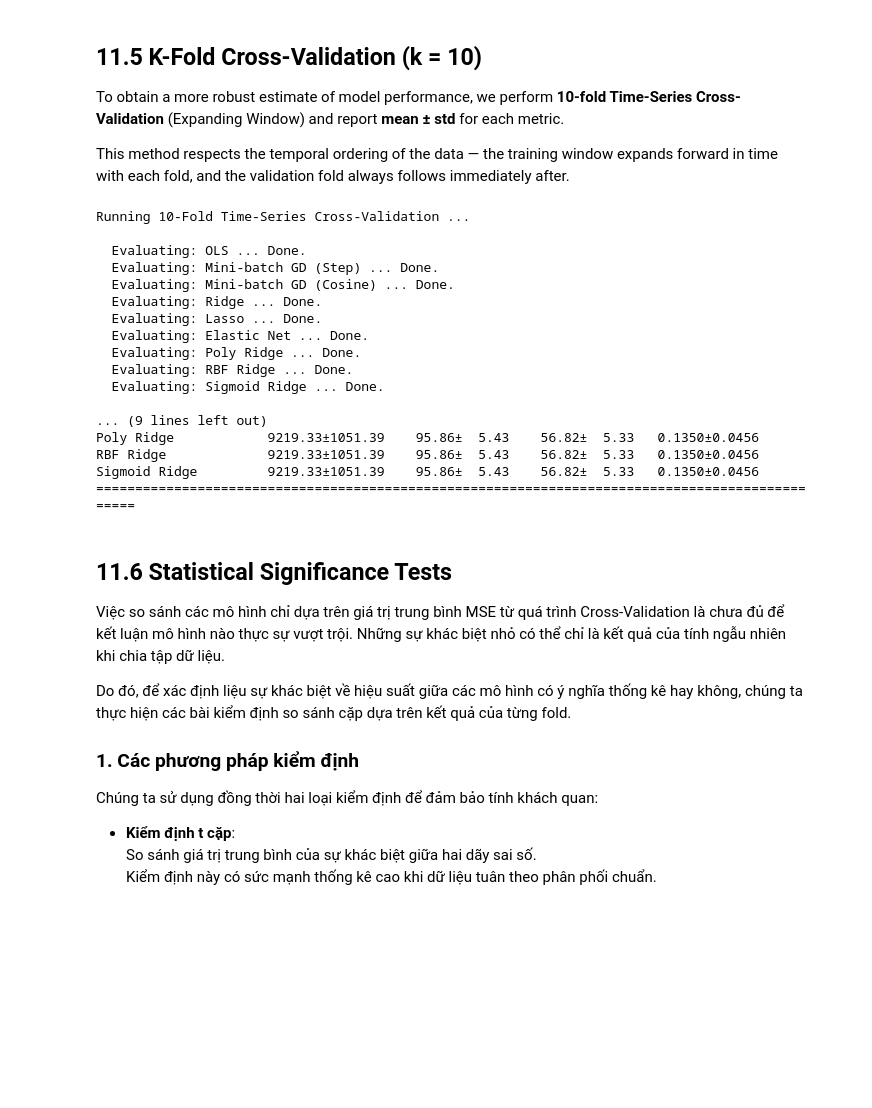
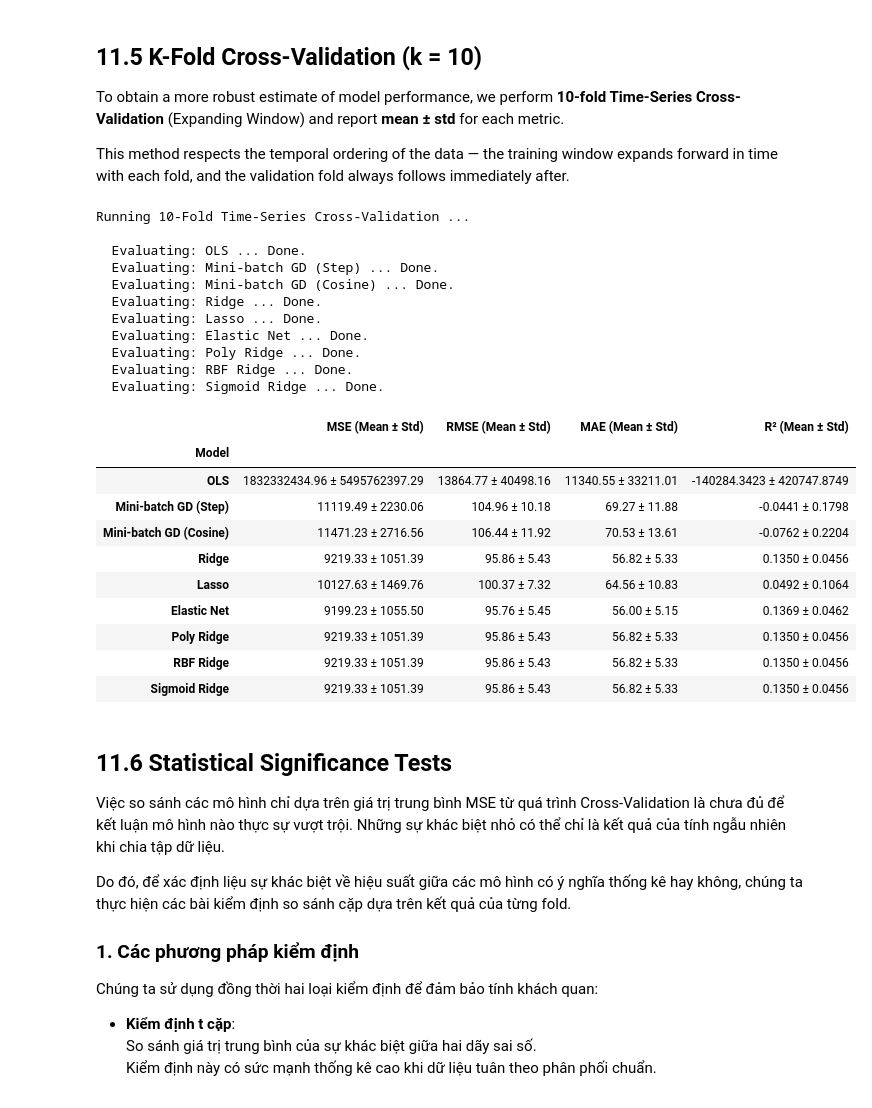
Before and after one commit to ThanhChuong12/Supervised-Learning-Regression-Classification, a Jupyter notebook: code/Part1_Regression/02_modeling.ipynb, the cells around one changed output. Cells and saved outputs as stored; diff of their text form; code cells hidden in the pictures; blank space fills up the shorter version.

```diff
--- a/code/Part1_Regression/02_modeling.ipynb
+++ b/code/Part1_Regression/02_modeling.ipynb
@@ -1501,51 +1480,60 @@ cv_models = {
 cv_results = {}
 k_folds_eval = 10
 
 print(f'Running {k_folds_eval}-Fold Time-Series Cross-Validation ...\n')
 
 for model_name, fit_fn in cv_models.items():
     print(f'  Evaluating: {model_name} ...', end='')
     fold_metrics = ModelEvaluator.kfold_cross_validation_ts(Phi_train, y_train, fit_fn=fit_fn, k=k_folds_eval)
     cv_results[model_name] = fold_metrics
     print(' Done.')
 
 print()
 
-# Report mean ± std
-header = f"{'Model':<20} {'MSE':>18} {'RMSE':>18} {'MAE':>18} {'R²':>18}"
-sep = '=' * len(header)
-print(sep)
-print(header)
-print(sep)
+# Trình bày kết quả bằng Pandas DataFrame
+import pandas as pd
+from IPython.display import display
+
+data_cv = []
 for model_name, folds in cv_results.items():
     mse_vals  = np.array([f['MSE']  for f in folds])
     rmse_vals = np.array([f['RMSE'] for f in folds])
     mae_vals  = np.array([f['MAE']  for f in folds])
     r2_vals   = np.array([f['R2']   for f in folds])
-    print(f"{model_name:<20} "
-          f"{mse_vals.mean():>8.2f}±{mse_vals.std():>6.2f} "
-          f"{rmse_vals.mean():>8.2f}±{rmse_vals.std():>6.2f} "
-          f"{mae_vals.mean():>8.2f}±{mae_vals.std():>6.2f} "
-          f"{r2_vals.mean():>8.4f}±{r2_vals.std():>6.4f}")
-print(sep)
+    data_cv.append({
+        'Model': model_name,
+        'MSE (Mean ± Std)': f"{mse_vals.mean():.2f} ± {mse_vals.std():.2f}",
+        'RMSE (Mean ± Std)': f"{rmse_vals.mean():.2f} ± {rmse_vals.std():.2f}",
+        'MAE (Mean ± Std)': f"{mae_vals.mean():.2f} ± {mae_vals.std():.2f}",
+        'R² (Mean ± Std)': f"{r2_vals.mean():.4f} ± {r2_vals.std():.4f}"
+    })
+
+df_cv = pd.DataFrame(data_cv)
+df_cv.set_index('Model', inplace=True)
+display(df_cv)
 # %% [output]
 Running 10-Fold Time-Series Cross-Validation ...
 
   Evaluating: OLS ... Done.
   Evaluating: Mini-batch GD (Step) ... Done.
   Evaluating: Mini-batch GD (Cosine) ... Done.
   Evaluating: Ridge ... Done.
   Evaluating: Lasso ... Done.
   Evaluating: Elastic Net ... Done.
   Evaluating: Poly Ridge ... Done.
   Evaluating: RBF Ridge ... Done.
   Evaluating: Sigmoid Ridge ... Done.
-
-... (9 lines left out)
-Poly Ridge            9219.33±1051.39    95.86±  5.43    56.82±  5.33   0.1350±0.0456
-RBF Ridge             9219.33±1051.39    95.86±  5.43    56.82±  5.33   0.1350±0.0456
-Sigmoid Ridge         9219.33±1051.39    95.86±  5.43    56.82±  5.33   0.1350±0.0456
-================================================================================================
+|  | MSE (Mean ± Std) | RMSE (Mean ± Std) | MAE (Mean ± Std) | R² (Mean ± Std) |
+| Model |  |  |  |  |
+| OLS | 1832332434.96 ± 5495762397.29 | 13864.77 ± 40498.16 | 11340.55 ± 33211.01 | -140284.3423 ± 420747.8749 |
+| Mini-batch GD (Step) | 11119.49 ± 2230.06 | 104.96 ± 10.18 | 69.27 ± 11.88 | -0.0441 ± 0.1798 |
+| Mini-batch GD (Cosine) | 11471.23 ± 2716.56 | 106.44 ± 11.92 | 70.53 ± 13.61 | -0.0762 ± 0.2204 |
+| Ridge | 9219.33 ± 1051.39 | 95.86 ± 5.43 | 56.82 ± 5.33 | 0.1350 ± 0.0456 |
+| Lasso | 10127.63 ± 1469.76 | 100.37 ± 7.32 | 64.56 ± 10.83 | 0.0492 ± 0.1064 |
+| Elastic Net | 9199.23 ± 1055.50 | 95.76 ± 5.45 | 56.00 ± 5.15 | 0.1369 ± 0.0462 |
+| Poly Ridge | 9219.33 ± 1051.39 | 95.86 ± 5.43 | 56.82 ± 5.33 | 0.1350 ± 0.0456 |
+| RBF Ridge | 9219.33 ± 1051.39 | 95.86 ± 5.43 | 56.82 ± 5.33 | 0.1350 ± 0.0456 |
+| Sigmoid Ridge | 9219.33 ± 1051.39 | 95.86 ± 5.43 | 56.82 ± 5.33 | 0.1350 ± 0.0456 |
 # %% [markdown]
 ## **11.6 Statistical Significance Tests**
 
```
Also changed, not shown: parts of 15 cells of this notebook, 3 other files.
